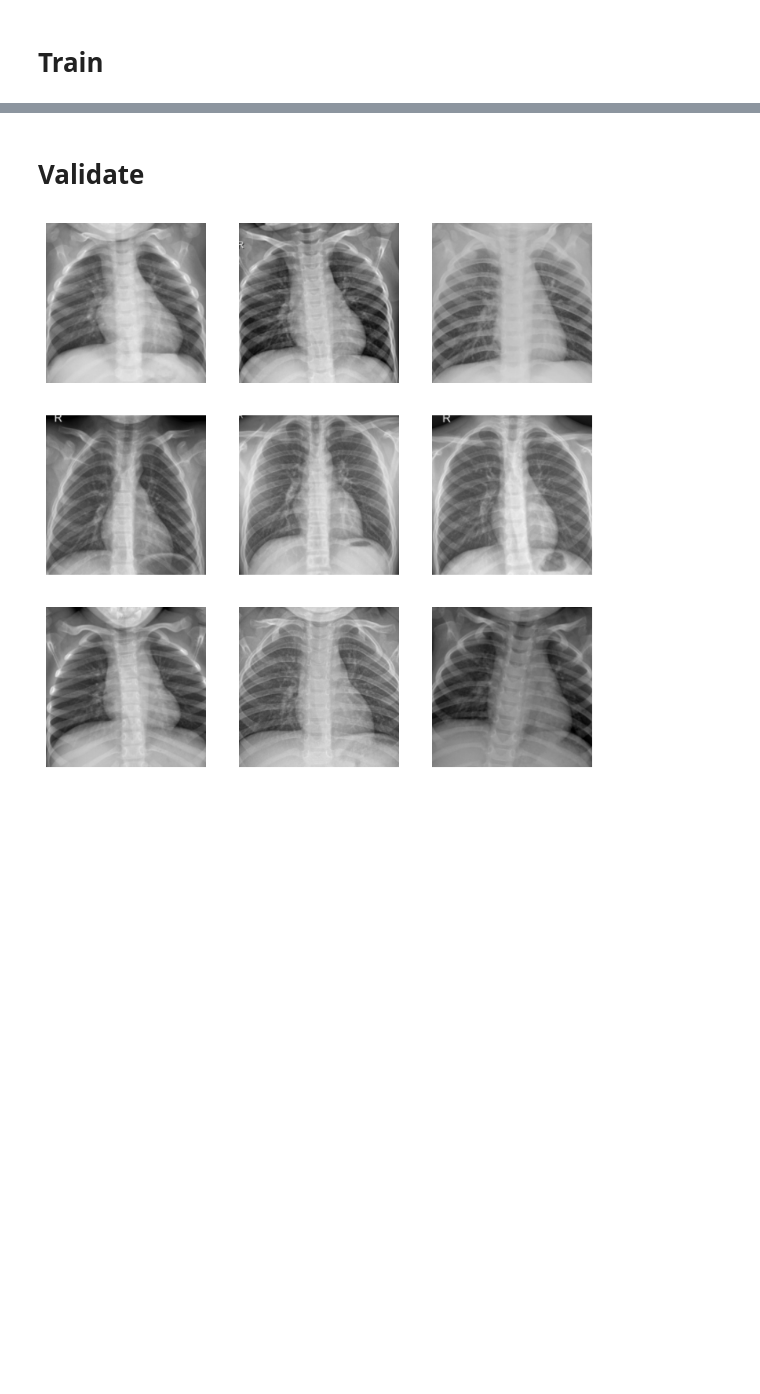
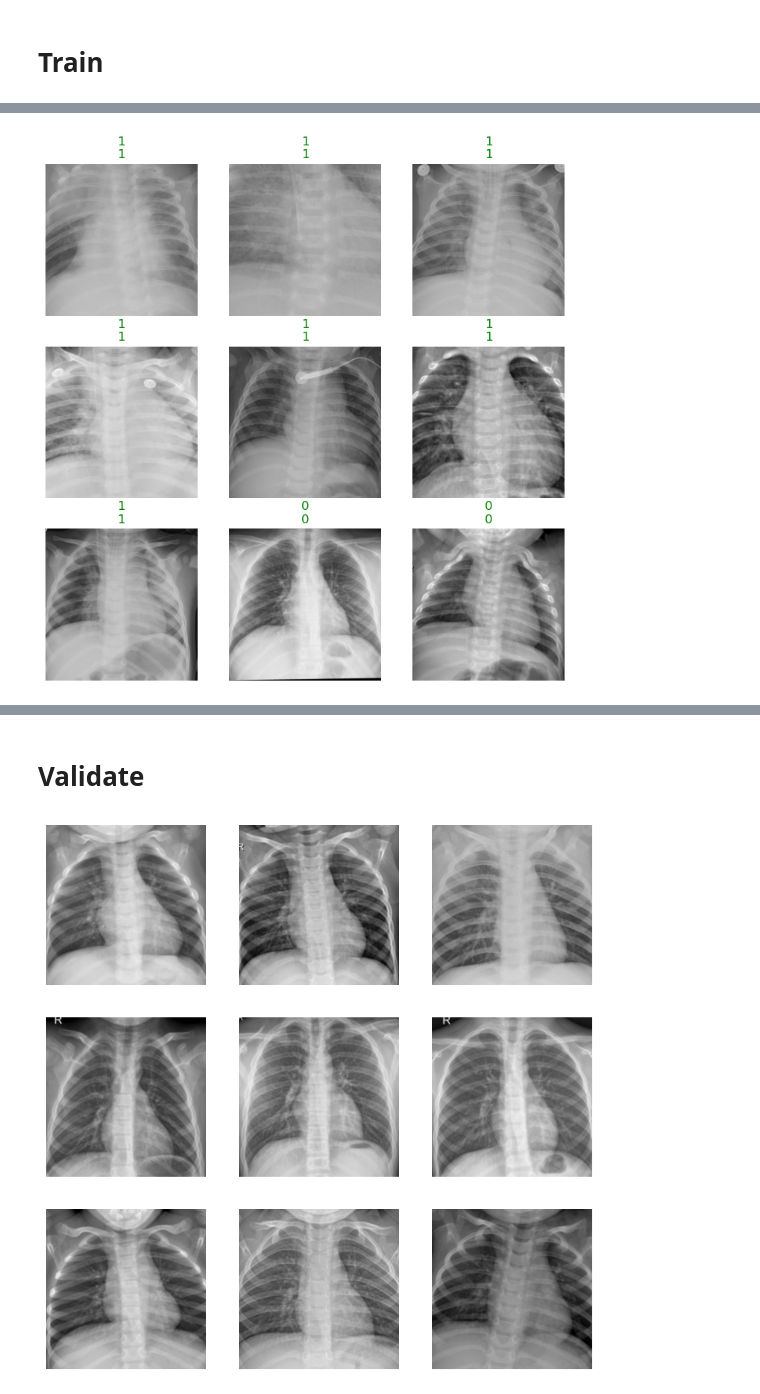
Before and after one commit to alxgrin/kaggle, a Jupyter notebook: notebooks/paultimothymooney_chest-xray-pneumonia/chest-xray-pneumonia.ipynb, the cells around one changed output, grey strips where cells are left out. Cells and saved outputs as stored; diff of their text form; code cells hidden in the pictures; blank space fills up the shorter version.

```diff
--- a/notebooks/paultimothymooney_chest-xray-pneumonia/chest-xray-pneumonia.ipynb
+++ b/notebooks/paultimothymooney_chest-xray-pneumonia/chest-xray-pneumonia.ipynb
@@ -215 +230,4 @@ learn.recorder.plot_loss()
 [interactive output not drawn]
+# %%
+learn.show_results()
+# %% [output]
@@ -215,0 +235 @@ learn.recorder.plot_loss()
+[figure, added]
```
Also changed, not shown: parts of 11 cells of this notebook.
